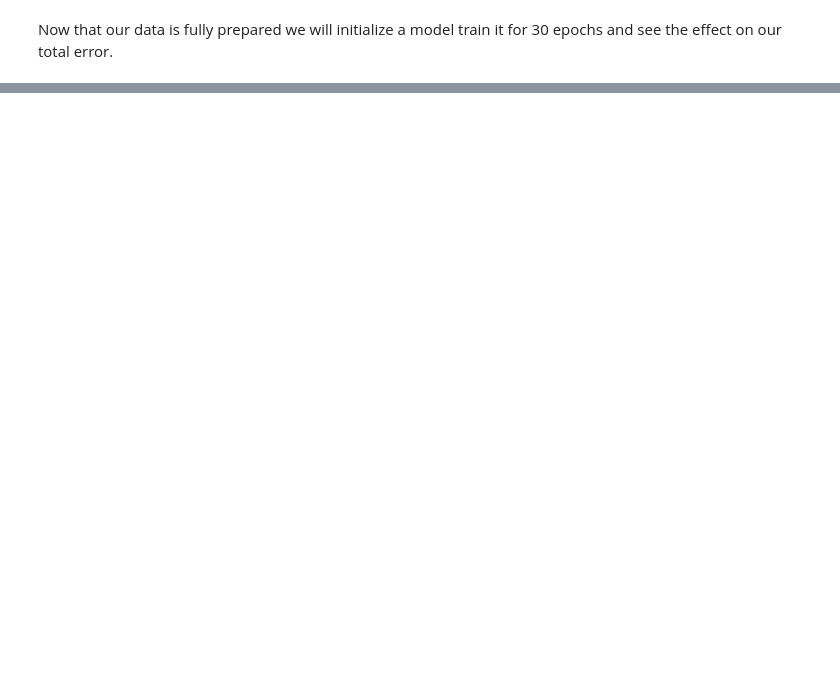
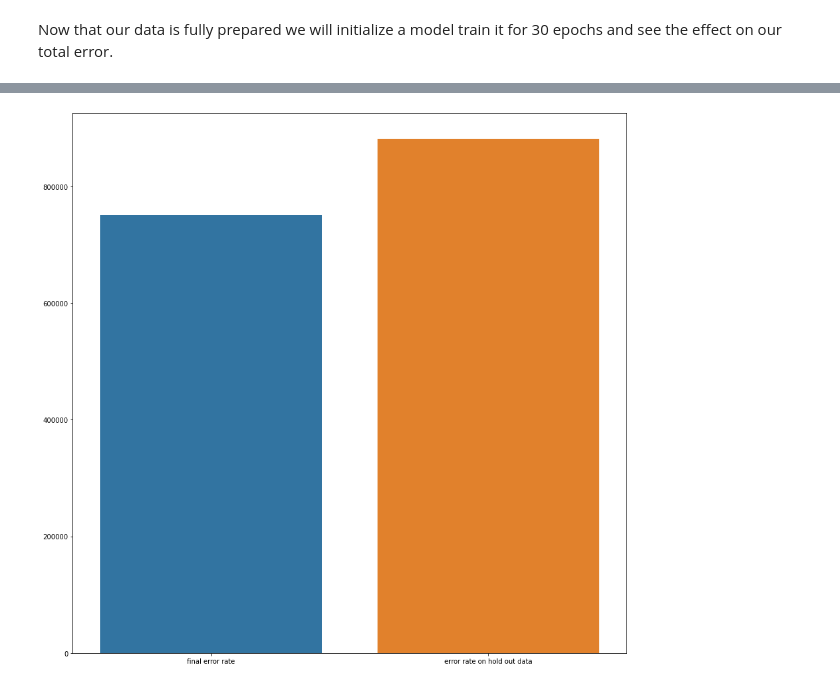
Before and after one commit to jacoblgoodman/Neural_net, a Jupyter notebook: notebook/predicting baseplayers salary.ipynb, the cells around one changed output, grey strips where cells are left out. Saved outputs shown, nothing was run; the diff lists cells and outputs as text; code cells hidden in the pictures; blank space fills up the shorter version.

```diff
--- a/notebook/predicting baseplayers salary.ipynb
+++ b/notebook/predicting baseplayers salary.ipynb
@@ -232,0 +272,10 @@ KeyboardInterrupt:
+# %%
+l = ['initial error rate','final error rate','error rate on hold out data']
+e =[errors[0][0], errors[-1][0],model.predict(X_test,y_test)[0]];
+
+plt.figure(figsize = (15,15))
+sns.barplot( x = l[1:],
+             y = e[1:] ,
+             );
+# %% [output]
+[figure, added]
```
Also changed, not shown: parts of 13 cells of this notebook.
